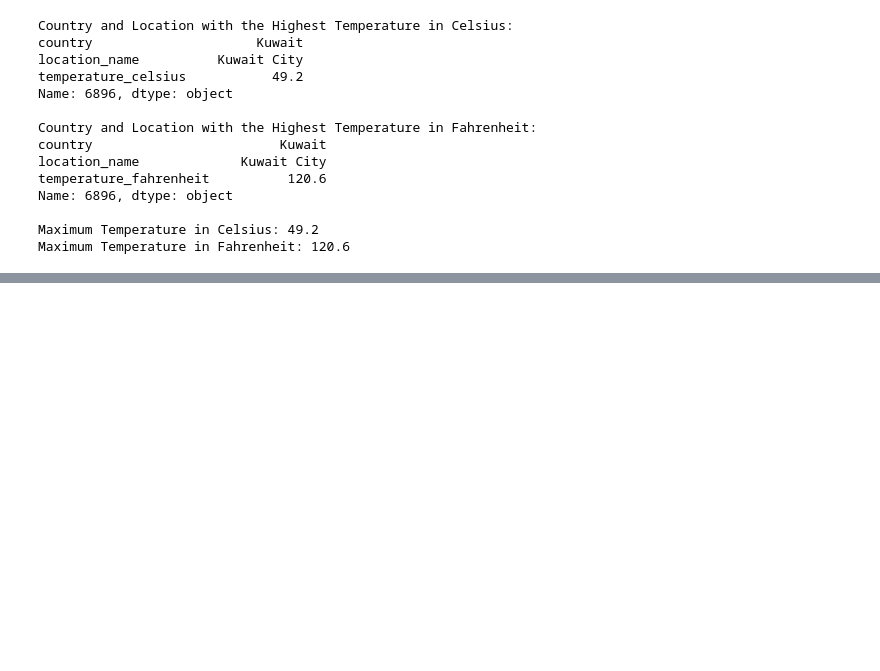
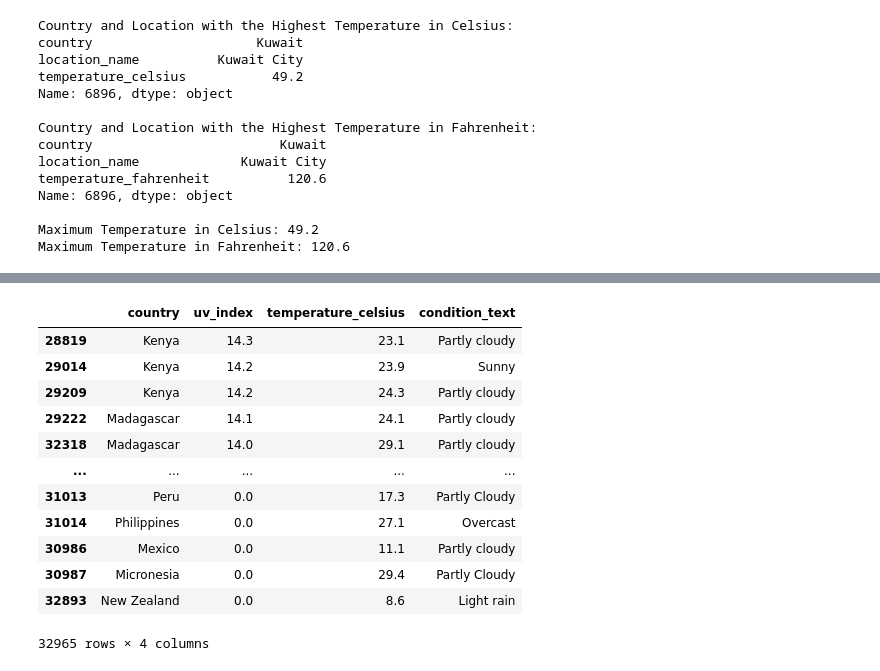
Before and after one commit to denizyennerr/DS-Weather-EDA, a Jupyter notebook: EDA_Visualisations.ipynb, the cells around one changed output, grey strips where cells are left out. Cells and saved outputs as stored; diff of their text form; code cells hidden in the pictures; blank space fills up the shorter version.

```diff
--- a/EDA_Visualisations.ipynb
+++ b/EDA_Visualisations.ipynb
@@ -197,0 +261,18 @@ Maximum Temperature in Fahrenheit: 120.6
+# %%
+#Lets create a dataframe with country, uv_index, temp_celsius, and condition_text
+#The uv_index is sorted in ascending order
+df[['country','uv_index','temperature_celsius','condition_text']].sort_values('uv_index', ascending=False)
+# %% [output]
+|  | country | uv_index | temperature_celsius | condition_text |
+| 28819 | Kenya | 14.3 | 23.1 | Partly cloudy |
+| 29014 | Kenya | 14.2 | 23.9 | Sunny |
+| 29209 | Kenya | 14.2 | 24.3 | Partly cloudy |
+| 29222 | Madagascar | 14.1 | 24.1 | Partly cloudy |
+| 32318 | Madagascar | 14.0 | 29.1 | Partly cloudy |
+| ... | ... | ... | ... | ... |
+| 31013 | Peru | 0.0 | 17.3 | Partly Cloudy |
+| 31014 | Philippines | 0.0 | 27.1 | Overcast |
+| 30986 | Mexico | 0.0 | 11.1 | Partly cloudy |
+| 30987 | Micronesia | 0.0 | 29.4 | Partly Cloudy |
+| 32893 | New Zealand | 0.0 | 8.6 | Light rain |
+32965 rows × 4 columns
```
Also changed, not shown: parts of 5 cells of this notebook.
